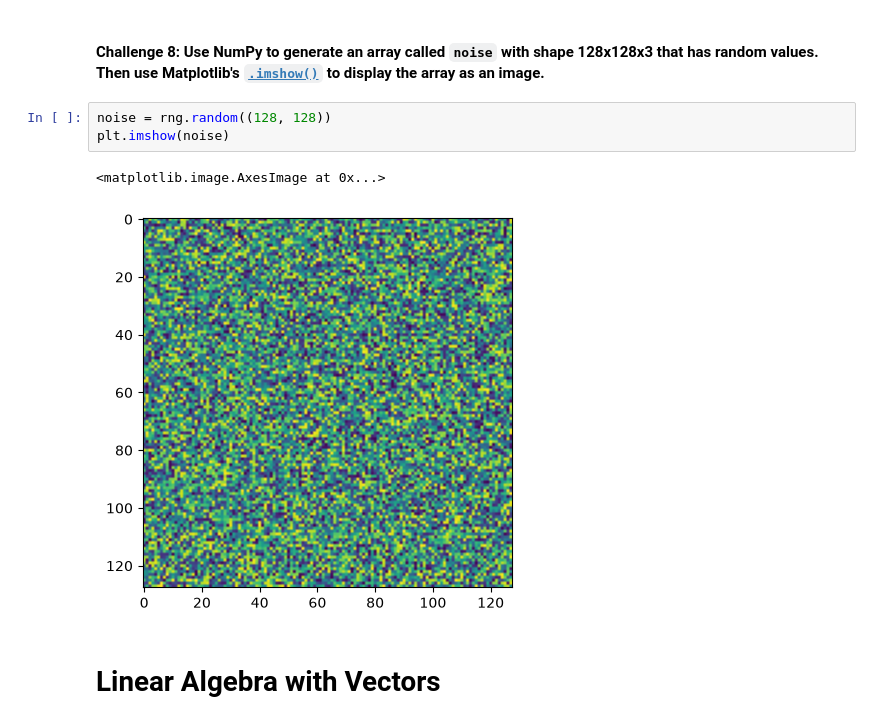
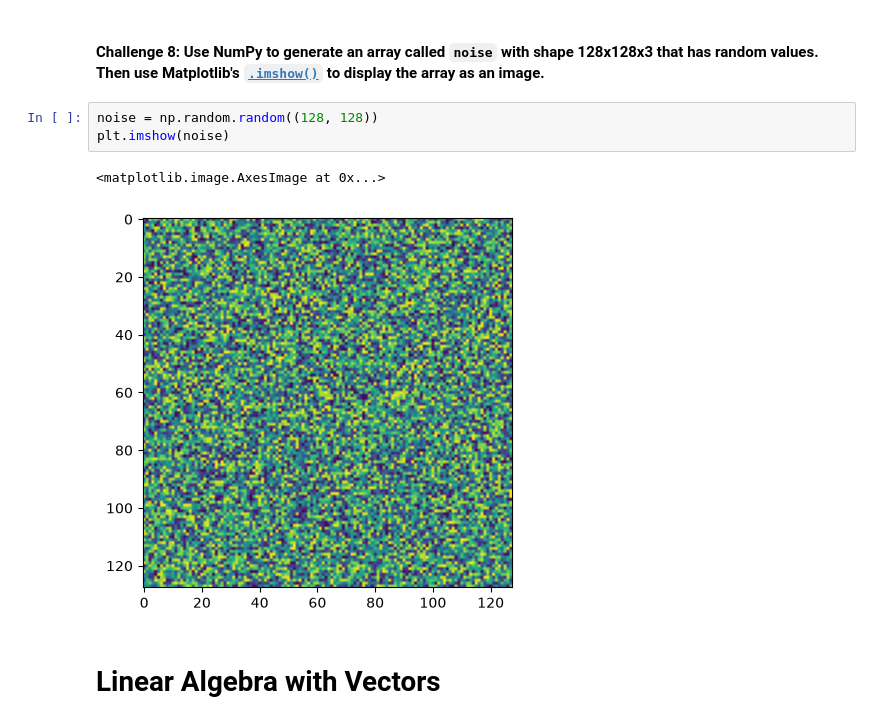
Before and after one commit to fkajose/100-Days-of-Code, a Jupyter notebook: 077-computation-with-NumPy/Computation_with_NumPy_and_N_Dimensional_Arrays_(start).ipynb, the cells around one changed output. Saved outputs shown, nothing was run; the diff lists cells and outputs as text.

```diff
--- a/077-computation-with-NumPy/Computation_with_NumPy_and_N_Dimensional_Arrays_(start).ipynb
+++ b/077-computation-with-NumPy/Computation_with_NumPy_and_N_Dimensional_Arrays_(start).ipynb
@@ -179,11 +179,11 @@ plt.plot(x, y)
 # %% [markdown]
 #### **Challenge 8**: Use NumPy to generate an array called `noise` with shape 128x128x3 that has random values. Then use Matplotlib's [`.imshow()`](https://matplotlib.org/3.1.1/api/_as_gen/matplotlib.pyplot.imshow.html) to display the array as an image.
 # %%
-noise = rng.random((128, 128))
+noise = np.random.random((128, 128))
 plt.imshow(noise)
 # %% [output]
 <matplotlib.image.AxesImage at 0x...>
-[figure, old version]
+[figure, new version]
 # %% [markdown]
 # Linear Algebra with Vectors
 # %%
```
Also changed, not shown: parts of 18 cells of this notebook.
